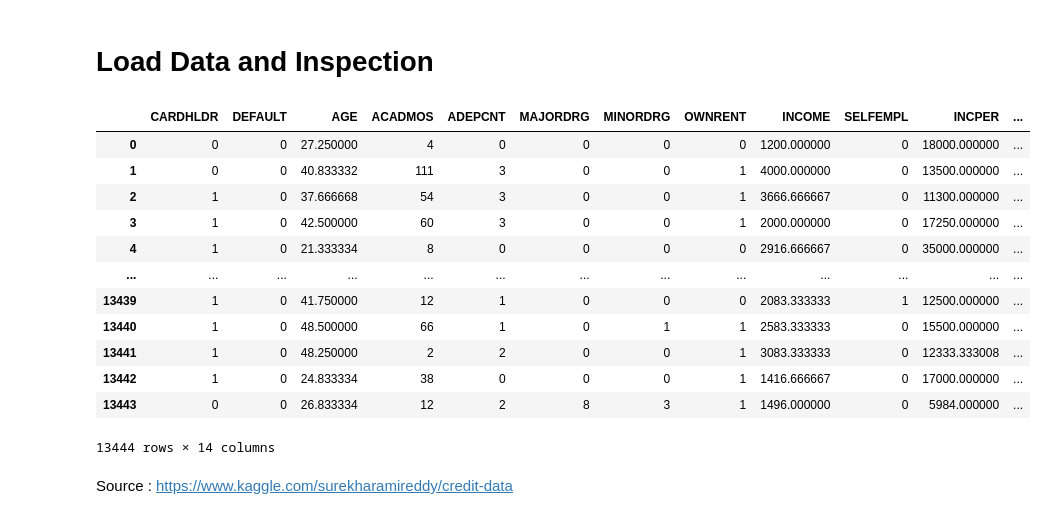
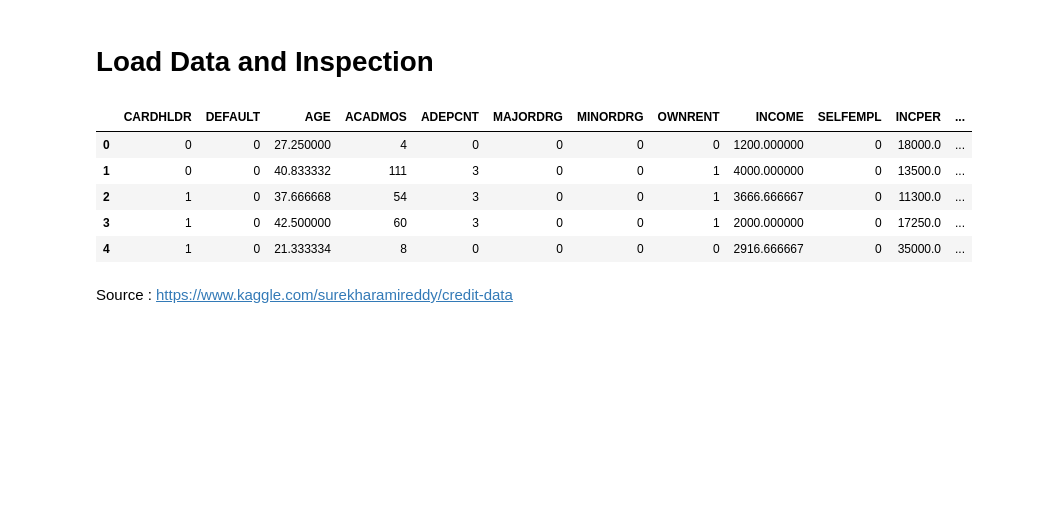
Before and after one commit to XcLyBr/Defaulting-Card-Payment, a Jupyter notebook: DefaultingCreditCards.ipynb, the cells around one changed output. Saved outputs shown, nothing was run; the diff lists cells and outputs as text; code cells hidden in the pictures; blank space fills up the shorter version.

```diff
--- a/DefaultingCreditCards.ipynb
+++ b/DefaultingCreditCards.ipynb
@@ -25,21 +25,14 @@ import seaborn as sns
 # %%
 path = '/content/credit_data.csv'
 df = pd.read_csv(path)
-df
+df.head()
 # %% [output]
 |  | CARDHLDR | DEFAULT | AGE | ACADMOS | ADEPCNT | MAJORDRG | MINORDRG | OWNRENT | INCOME | SELFEMPL | INCPER | ... |
-| 0 | 0 | 0 | 27.250000 | 4 | 0 | 0 | 0 | 0 | 1200.000000 | 0 | 18000.000000 | ... |
-| 1 | 0 | 0 | 40.833332 | 111 | 3 | 0 | 0 | 1 | 4000.000000 | 0 | 13500.000000 | ... |
-| 2 | 1 | 0 | 37.666668 | 54 | 3 | 0 | 0 | 1 | 3666.666667 | 0 | 11300.000000 | ... |
-| 3 | 1 | 0 | 42.500000 | 60 | 3 | 0 | 0 | 1 | 2000.000000 | 0 | 17250.000000 | ... |
-| 4 | 1 | 0 | 21.333334 | 8 | 0 | 0 | 0 | 0 | 2916.666667 | 0 | 35000.000000 | ... |
-| ... | ... | ... | ... | ... | ... | ... | ... | ... | ... | ... | ... | ... |
-| 13439 | 1 | 0 | 41.750000 | 12 | 1 | 0 | 0 | 0 | 2083.333333 | 1 | 12500.000000 | ... |
-| 13440 | 1 | 0 | 48.500000 | 66 | 1 | 0 | 1 | 1 | 2583.333333 | 0 | 15500.000000 | ... |
-| 13441 | 1 | 0 | 48.250000 | 2 | 2 | 0 | 0 | 1 | 3083.333333 | 0 | 12333.333008 | ... |
-| 13442 | 1 | 0 | 24.833334 | 38 | 0 | 0 | 0 | 1 | 1416.666667 | 0 | 17000.000000 | ... |
-| 13443 | 0 | 0 | 26.833334 | 12 | 2 | 8 | 3 | 1 | 1496.000000 | 0 | 5984.000000 | ... |
+| 0 | 0 | 0 | 27.250000 | 4 | 0 | 0 | 0 | 0 | 1200.000000 | 0 | 18000.0 | ... |
+| 1 | 0 | 0 | 40.833332 | 111 | 3 | 0 | 0 | 1 | 4000.000000 | 0 | 13500.0 | ... |
+| 2 | 1 | 0 | 37.666668 | 54 | 3 | 0 | 0 | 1 | 3666.666667 | 0 | 11300.0 | ... |
+| 3 | 1 | 0 | 42.500000 | 60 | 3 | 0 | 0 | 1 | 2000.000000 | 0 | 17250.0 | ... |
+| 4 | 1 | 0 | 21.333334 | 8 | 0 | 0 | 0 | 0 | 2916.666667 | 0 | 35000.0 | ... |
-13444 rows × 14 columns
 # %% [markdown]
 Source : https://www.kaggle.com/surekharamireddy/credit-data
 # %% [markdown]
```
Also changed, not shown: parts of 10 cells of this notebook.
